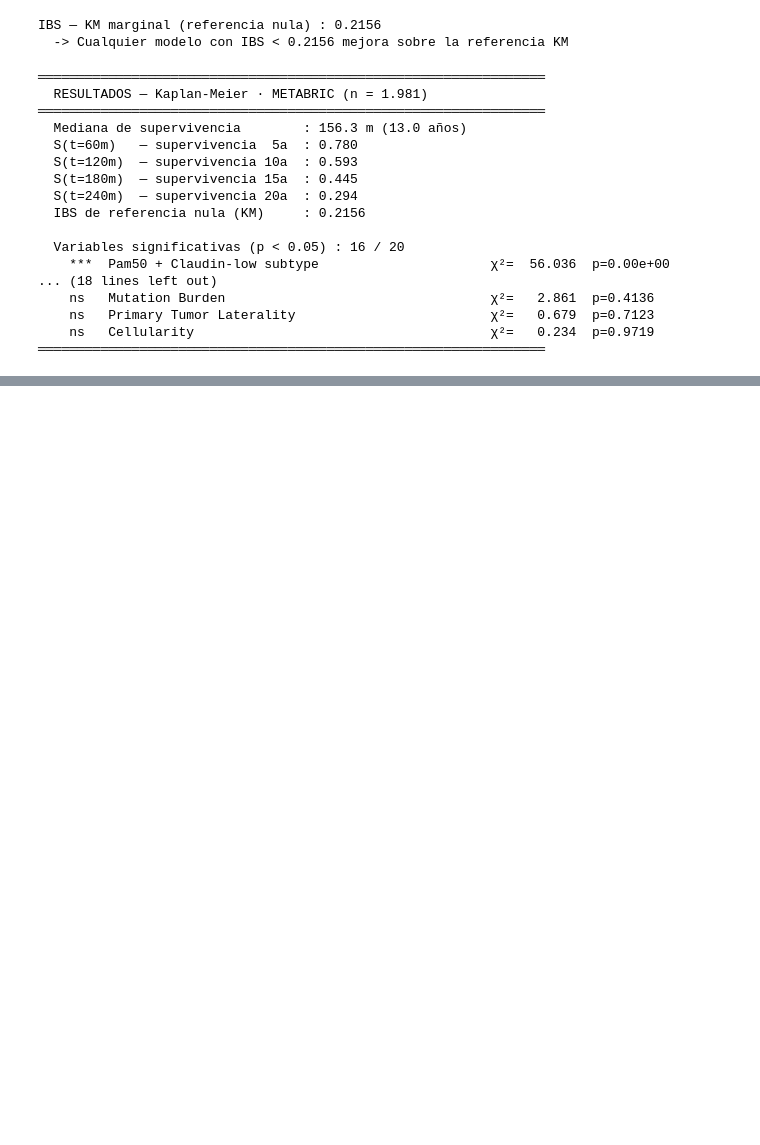
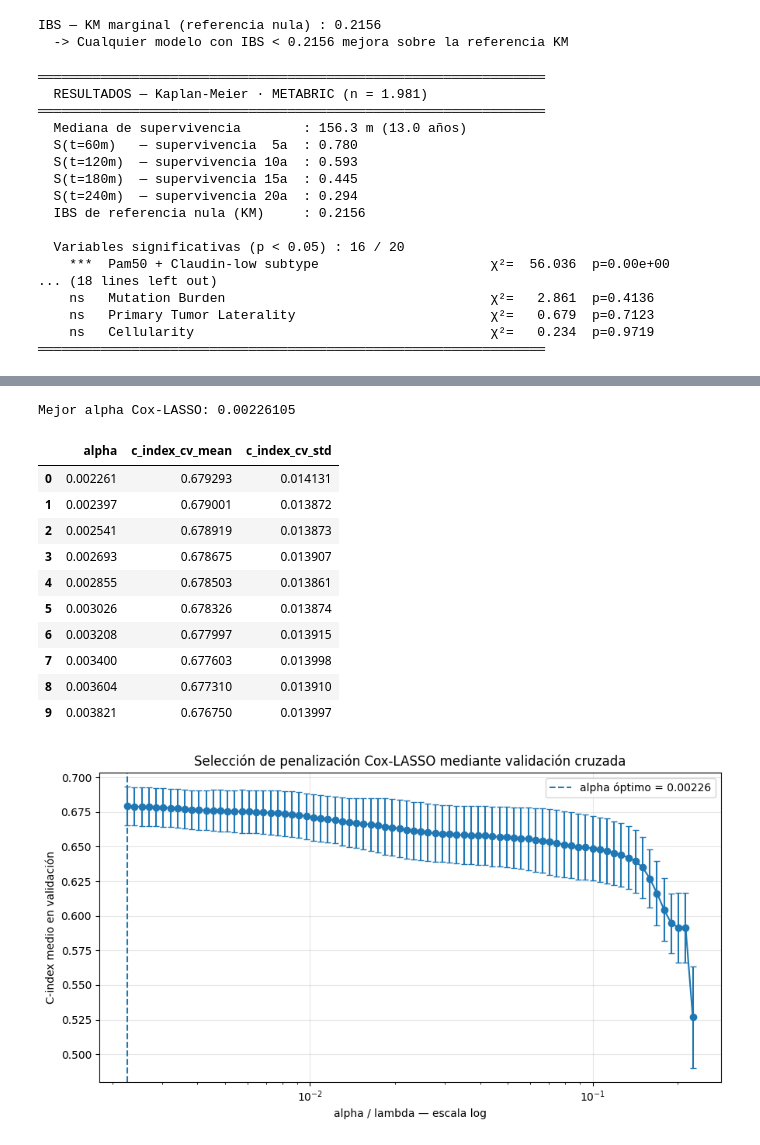
Before and after one commit to JulioUQ/TFM---Analisis-de-supervivencia-del-cancer, a Jupyter notebook: Modulo 3 - Diseño e implementacion del trabajo/code/METABRIC_Diseño_Implementacion_Modelos_inprogress.ipynb, the cells around one changed output, grey strips where cells are left out. Cells and saved outputs as stored; diff of their text form; code cells hidden in the pictures; blank space fills up the shorter version.

Commit message:
METABRIC - CoxModel acabado
Signed-off-by: Julio Ubeda Quesada <93770563+JulioUQ@users.noreply.github.com>

```diff
--- a/Modulo 3 - Diseño e implementacion del trabajo/code/METABRIC_Diseño_Implementacion_Modelos.ipynb
+++ b/Modulo 3 - Diseño e implementacion del trabajo/code/METABRIC_Diseño_Implementacion_Modelos_inprogress.ipynb
@@ -683,0 +800,19 @@ Para reducir las 56 covariables iniciales y evitar problemas de multicolinealida
+# %%
+vif_table = Cox.compute_vif_table(X_cox)
+display(vif_table.head(20))
+
+# Regla conservadora adicional: si ER Status tiene VIF alto, se elimina por redundancia con PAM50/3-Gene.
+manual_vif_drop = []
+if 'ER Status_Positive' in X_cox.columns:
+    er_vif = vif_table.loc[vif_table['Variable'].eq('ER Status_Positive'), 'VIF']
+    if len(er_vif) and er_vif.iloc[0] > 10:
+        manual_vif_drop.append('ER Status_Positive')
+
+if manual_vif_drop:
+    X_cox = X_cox.drop(columns=manual_vif_drop, errors='ignore')
+    X_cox_test = X_cox_test.drop(columns=manual_vif_drop, errors='ignore')
+    print('Eliminadas por VIF/redundancia clínica:', manual_vif_drop)
+    vif_table = Cox.compute_vif_table(X_cox)
+    display(vif_table.head(20))
+
+print(f'Covariables finales para Cox-LASSO: {X_cox.shape[1]}')
@@ -683,0 +890,35 @@ Para reducir las 56 covariables iniciales y evitar problemas de multicolinealida
+# %%
+# ── 5. Selección de alpha por CV ─────────────────────────────────────────────
+COX_N_ALPHAS = 80
+COX_INNER_CV_SPLITS = 5
+
+best_alpha, cox_alpha_summary, cox_alpha_cv_raw, cox_alpha_grid = Cox.select_cox_lasso_alpha_cv(
+    X_cox,
+    y_train,
+    n_alphas=COX_N_ALPHAS,
+    n_splits=COX_INNER_CV_SPLITS,
+    random_state=RANDOM_STATE,
+)
+
+print(f'Mejor alpha Cox-LASSO: {best_alpha:.6g}')
+display(cox_alpha_summary.head(10))
+
+Cox.plot_alpha_cv(
+    cox_alpha_summary,
+    best_alpha=best_alpha,
+    save_path=r"..\images\Modelos\Cox\cox_lasso_alpha_cv.png",
+)
+# %% [output]
+Mejor alpha Cox-LASSO: 0.00226105
+|  | alpha | c_index_cv_mean | c_index_cv_std |
+| 0 | 0.002261 | 0.679293 | 0.014131 |
+| 1 | 0.002397 | 0.679001 | 0.013872 |
+| 2 | 0.002541 | 0.678919 | 0.013873 |
+| 3 | 0.002693 | 0.678675 | 0.013907 |
+| 4 | 0.002855 | 0.678503 | 0.013861 |
+| 5 | 0.003026 | 0.678326 | 0.013874 |
+| 6 | 0.003208 | 0.677997 | 0.013915 |
+| 7 | 0.003400 | 0.677603 | 0.013998 |
+| 8 | 0.003604 | 0.677310 | 0.013910 |
+| 9 | 0.003821 | 0.676750 | 0.013997 |
+[figure, added]
```
Also changed, not shown: parts of 26 cells of this notebook, 21 other files.
